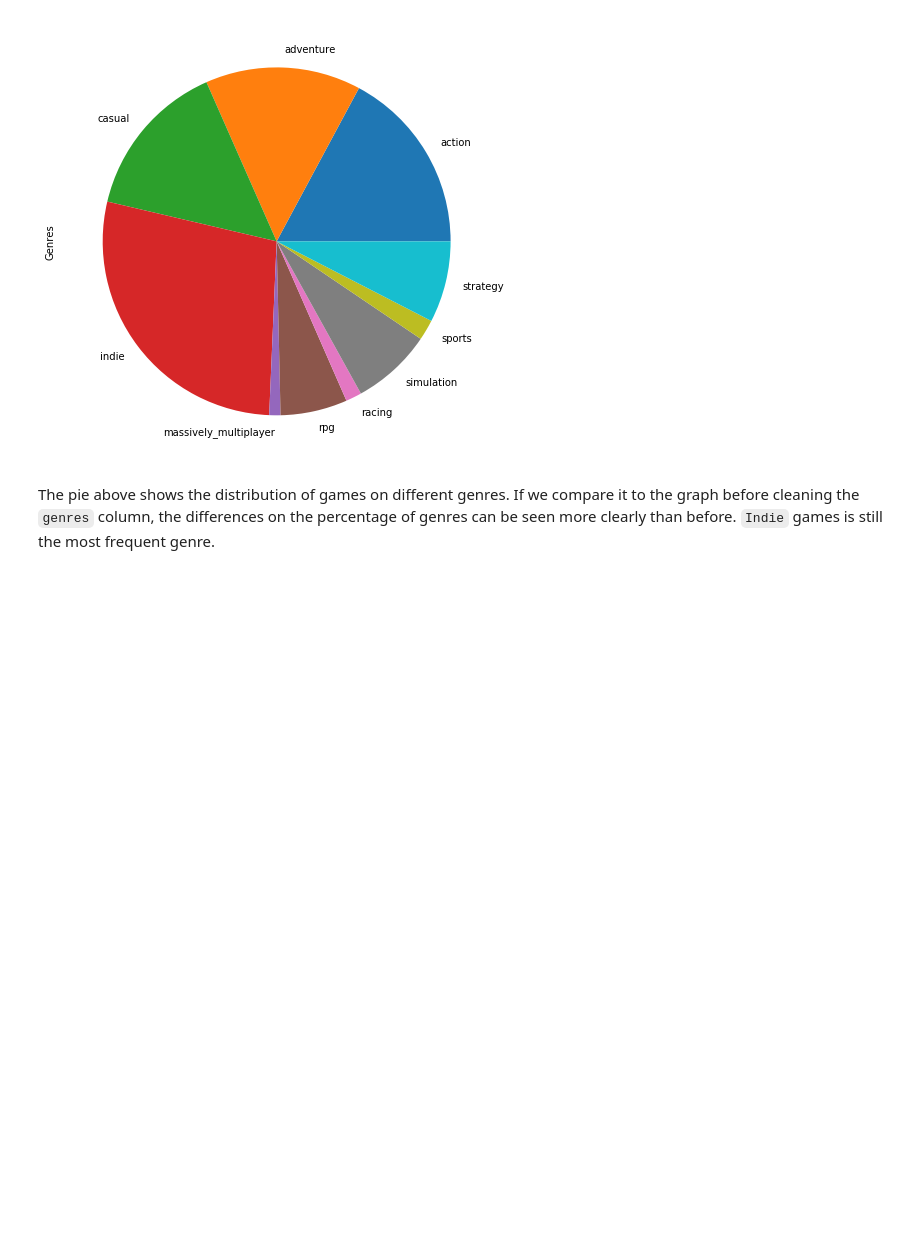
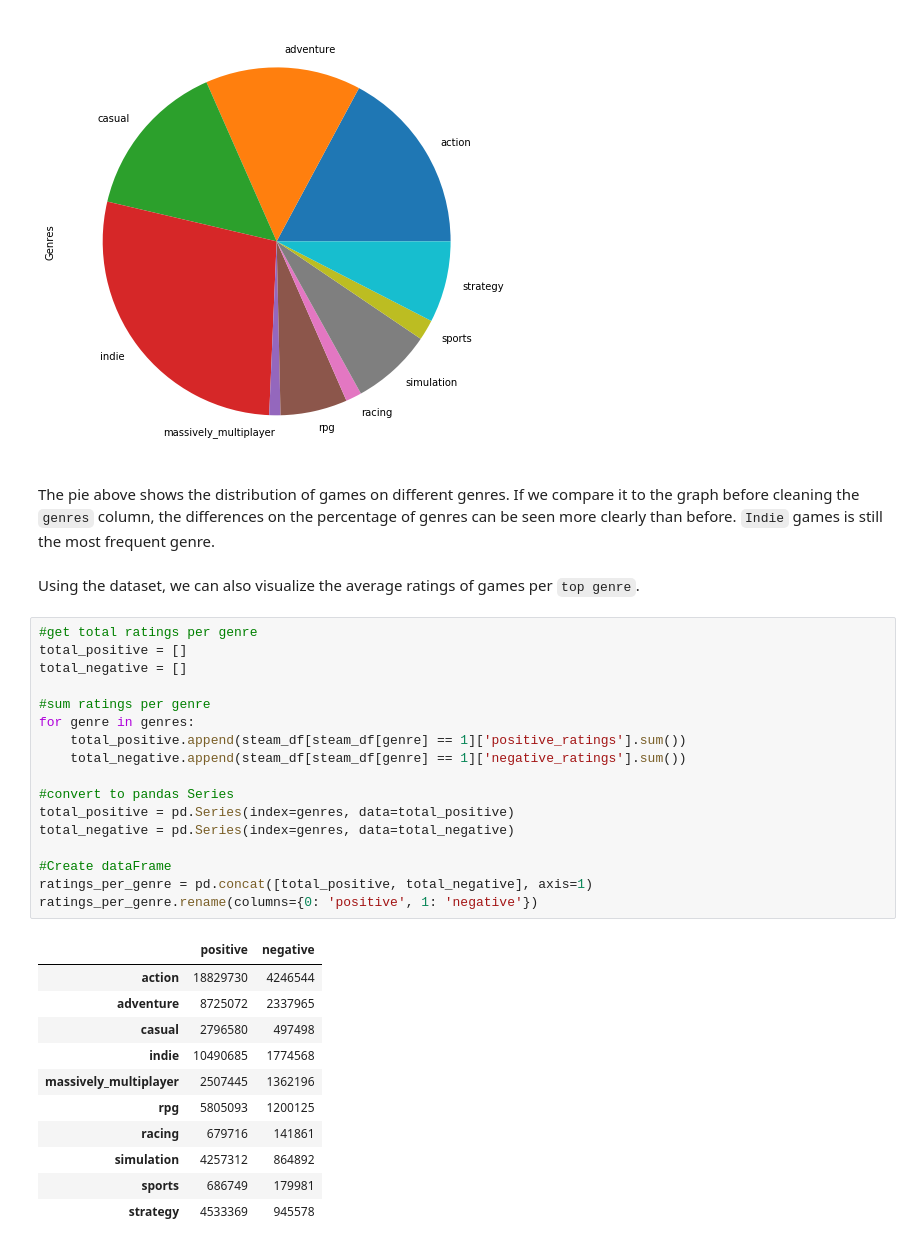
Before and after one commit to ronellroxas/csmodel, a Jupyter notebook: Untitled.ipynb, the cells around one changed output. Drawn from its saved outputs; the diff is of its cells as text; blank space fills up the shorter version.

```diff
--- a/Untitled.ipynb
+++ b/Untitled.ipynb
@@ -308,3 +308,34 @@ Text(0, 0.5, 'Genres')
 [figure]
 # %% [markdown]
 The pie above shows the distribution of games on different genres. If we compare it to the graph before cleaning the `genres` column, the differences on the percentage of genres can be seen more clearly than before. `Indie` games is still the most frequent genre.
+# %% [markdown]
+Using the dataset, we can also visualize the average ratings of games per `top genre`.
+# %%
+#get total ratings per genre
+total_positive = []
+total_negative = []
+
+#sum ratings per genre
+for genre in genres:
+    total_positive.append(steam_df[steam_df[genre] == 1]['positive_ratings'].sum())
+    total_negative.append(steam_df[steam_df[genre] == 1]['negative_ratings'].sum())
+
+#convert to pandas Series
+total_positive = pd.Series(index=genres, data=total_positive)
+total_negative = pd.Series(index=genres, data=total_negative)
+
+#Create dataFrame
+ratings_per_genre = pd.concat([total_positive, total_negative], axis=1)
+ratings_per_genre.rename(columns={0: 'positive', 1: 'negative'})
+# %% [output]
+|  | positive | negative |
+| action | 18829730 | 4246544 |
+| adventure | 8725072 | 2337965 |
+| casual | 2796580 | 497498 |
+| indie | 10490685 | 1774568 |
+| massively_multiplayer | 2507445 | 1362196 |
+| rpg | 5805093 | 1200125 |
+| racing | 679716 | 141861 |
+| simulation | 4257312 | 864892 |
+| sports | 686749 | 179981 |
+| strategy | 4533369 | 945578 |
```
Also changed, not shown: parts of 6 cells of this notebook.
